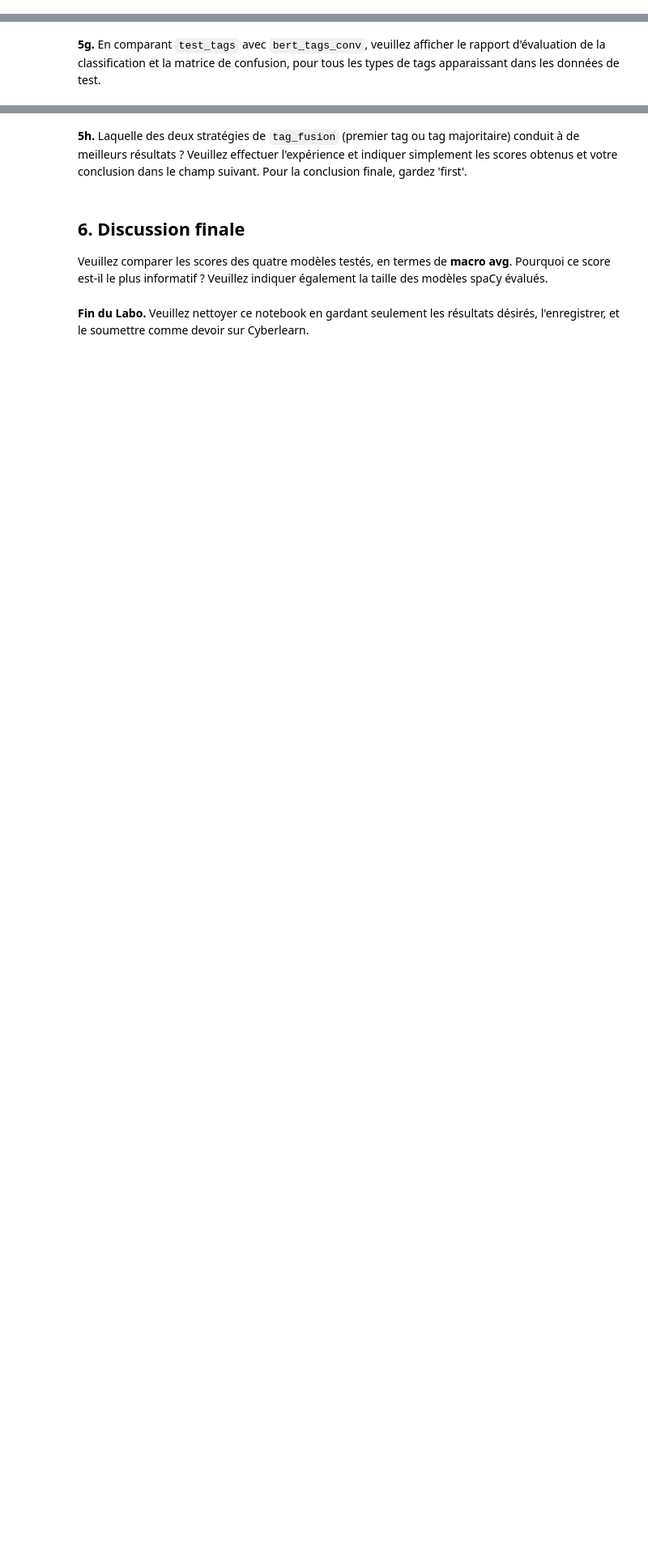
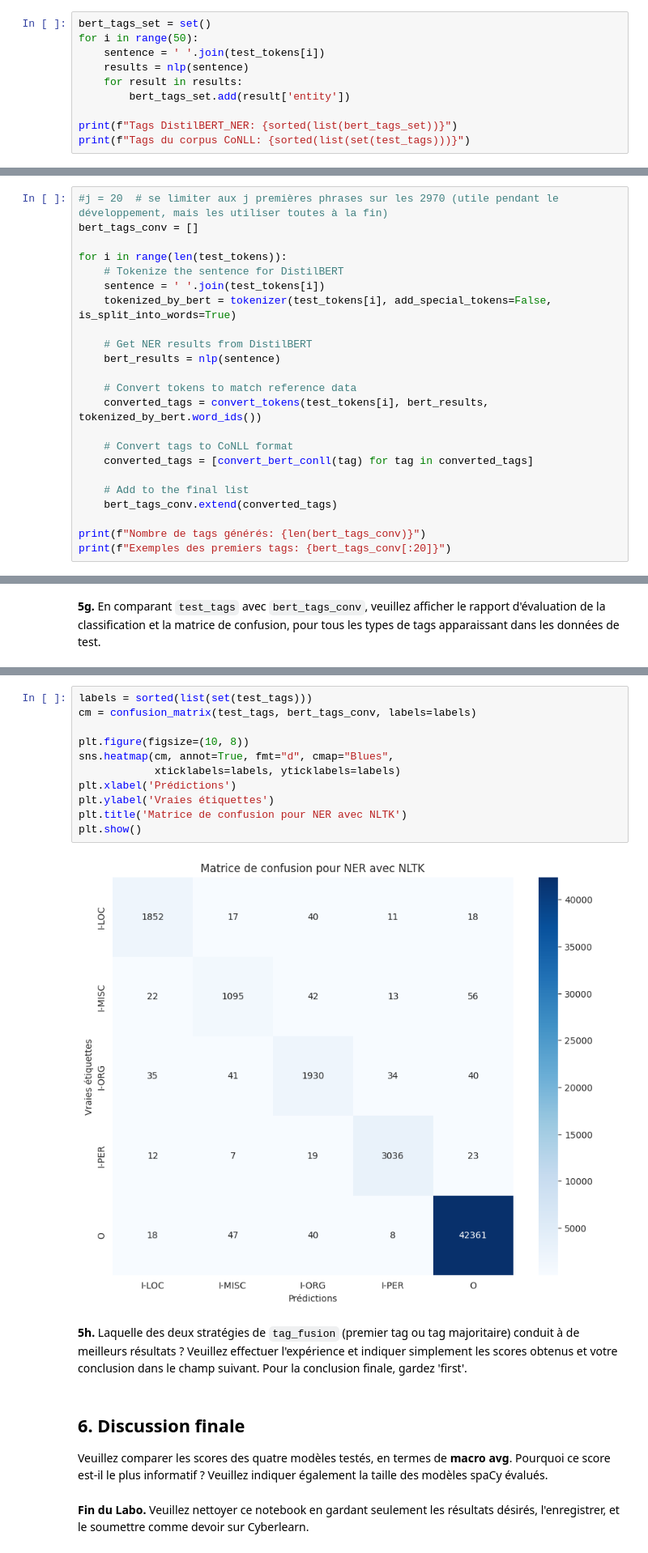
Before and after one commit to GuggisbergSimon/HEIG-TAL-Labos, a Jupyter notebook: TAL_Labo4_benzekri_guggisberg.ipynb, the cells around one changed output, grey strips where cells are left out. Shown at 81% size. Drawn from its saved outputs; the diff is of its cells as text; blank space fills up the shorter version.

```diff
--- a/TAL_Labo4_benzekri_guggisberg.ipynb
+++ b/TAL_Labo4_benzekri_guggisberg.ipynb
@@ -376,2 +410,12 @@ print(tag_fusion(['O', 'B-PER', 'B-PER'], method='majority'))
 # %% [markdown]
 **5c.** Veuillez afficher le `set` des tags apparaissant dans les résultats de DistilBERT_NER sur les 50 premières phrases du corpus.  Comment se comparent-ils aux tags des données de test CoNLL ?
+# %%
+bert_tags_set = set()
+for i in range(50):
+    sentence = ' '.join(test_tokens[i])
+    results = nlp(sentence)
+    for result in results:
+        bert_tags_set.add(result['entity'])
+
+print(f"Tags DistilBERT_NER: {sorted(list(bert_tags_set))}")
+print(f"Tags du corpus CoNLL: {sorted(list(set(test_tags)))}")
@@ -426,0 +487,23 @@ print(len(bert_tags_conv))
+# %%
+#j = 20  # se limiter aux j premières phrases sur les 2970 (utile pendant le développement, mais les utiliser toutes à la fin)
+bert_tags_conv = []
+
+for i in range(len(test_tokens)):
+    # Tokenize the sentence for DistilBERT
+    sentence = ' '.join(test_tokens[i])
+    tokenized_by_bert = tokenizer(test_tokens[i], add_special_tokens=False, is_split_into_words=True)
+
+    # Get NER results from DistilBERT
+    bert_results = nlp(sentence)
+
+    # Convert tokens to match reference data
+    converted_tags = convert_tokens(test_tokens[i], bert_results, tokenized_by_bert.word_ids())
+
+    # Convert tags to CoNLL format
+    converted_tags = [convert_bert_conll(tag) for tag in converted_tags]
+
+    # Add to the final list
+    bert_tags_conv.extend(converted_tags)
+
+print(f"Nombre de tags générés: {len(bert_tags_conv)}")
+print(f"Exemples des premiers tags: {bert_tags_conv[:20]}")
@@ -429,3 +529,16 @@ print(len(bert_tags_conv))
+# %%
+labels = sorted(list(set(test_tags)))
+cm = confusion_matrix(test_tags, bert_tags_conv, labels=labels)
+
+plt.figure(figsize=(10, 8))
+sns.heatmap(cm, annot=True, fmt="d", cmap="Blues",
+            xticklabels=labels, yticklabels=labels)
+plt.xlabel('Prédictions')
+plt.ylabel('Vraies étiquettes')
+plt.title('Matrice de confusion pour NER avec NLTK')
+plt.show()
+# %% [output]
+[figure, added]
 # %% [markdown]
 **5h.** Laquelle des deux stratégies de `tag_fusion` (premier tag ou tag majoritaire) conduit à de meilleurs résultats ?  Veuillez effectuer l'expérience et indiquer simplement les scores obtenus et votre conclusion dans le champ suivant.  Pour la conclusion finale, gardez 'first'.
 # %% [markdown]
```
Also changed, not shown: parts of 17 cells of this notebook.
